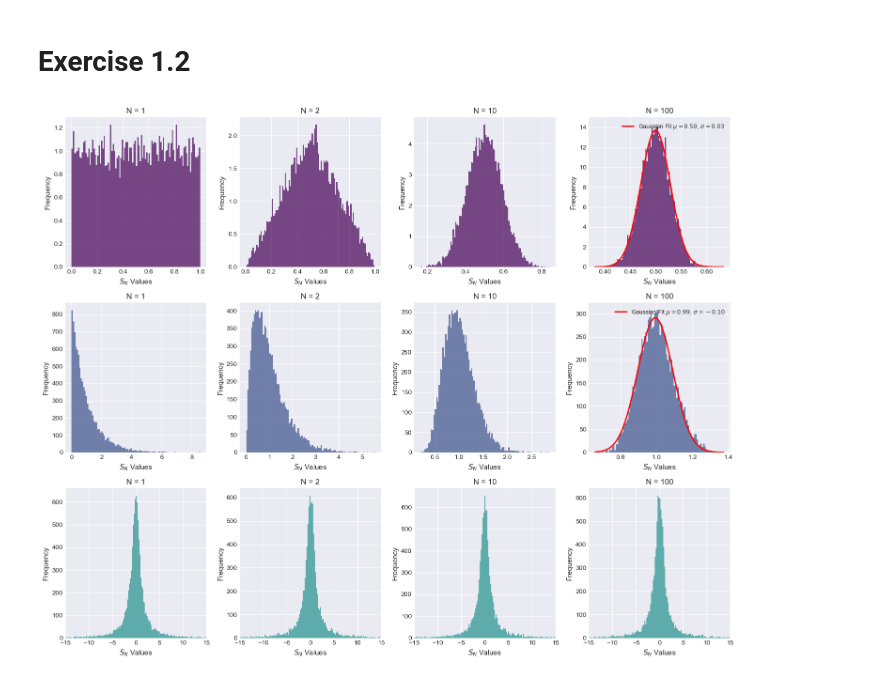
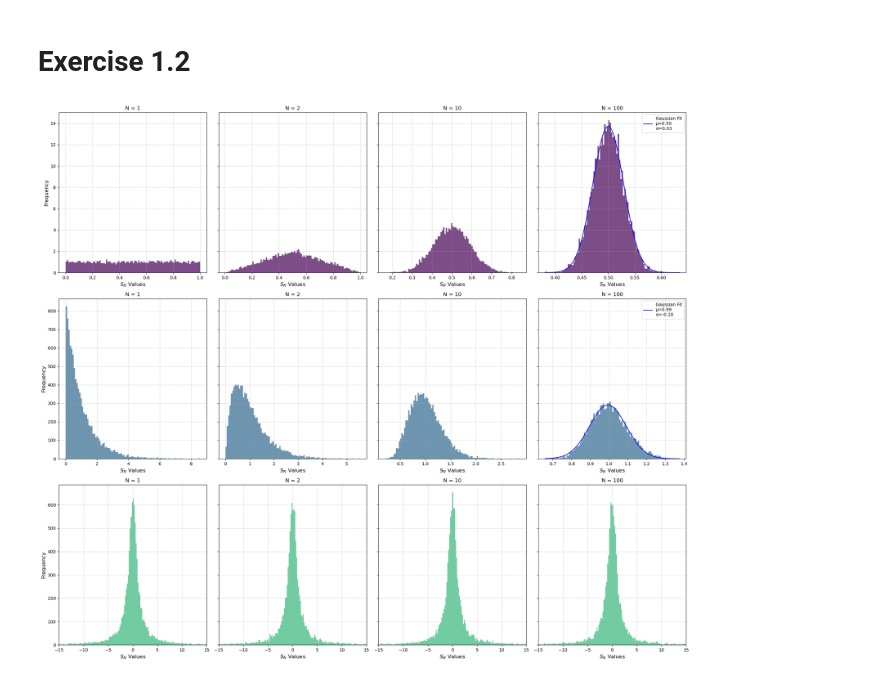
Before and after one commit to SMDP02/Numerical-Simulation---AA-2024-2025, a Jupyter notebook: Lect_1/DiPaolo_Lecture_1.ipynb, the cells around one changed output. Saved outputs shown, nothing was run; the diff lists cells and outputs as text; code cells hidden in the pictures.

```diff
--- a/Lect_1/DiPaolo_Lecture_1.ipynb
+++ b/Lect_1/DiPaolo_Lecture_1.ipynb
@@ -1,3 +1,18 @@
 # %% [markdown]
 ## Exercise 1.1
+# %%
+import matplotlib.pyplot as plt
+import numpy as np
+import matplotlib as mpl
+from scipy.stats import norm
+import matplotlib.colors as mcolors
+from scipy.optimize import curve_fit
+
+plt.style.use('default')
+mpl.rcParams['font.size'] = 10
+mpl.rcParams['axes.labelsize'] = 12
+mpl.rcParams['axes.titlesize'] = 12
+mpl.rcParams['legend.fontsize'] = 10
+mpl.rcParams['lines.linewidth'] = 2
+mpl.rcParams['lines.markersize'] = 6
 # %%
@@ -133,12 +135,6 @@ plt.show()
 # %% [markdown]
 # Exercise 1.2
 # %%
-import numpy as np
-import matplotlib.pyplot as plt
-import matplotlib.colors as mcolors
-from scipy.optimize import curve_fit
-
-# Define Gaussian function
 def gaussian(x, A, mu, sigma):
     return A * np.exp(-0.5 * ((x - mu) / sigma) ** 2)
 
@@ -149,60 +145,65 @@ filenames = {
     "100": "Exercise_1_2/output_N100.txt"
 }
 
-viridis_colors = plt.cm.viridis(np.linspace(0, 1, len(filenames) + 1))
-hex_colors = [mcolors.to_hex(c) for c in viridis_colors]
+# Generate 3 distinct colors (one per row) to avoid index confusion
+row_colors = plt.cm.viridis(np.linspace(0, 1, 4))
+row_hex = [mcolors.to_hex(c) for c in row_colors]
 
-fig, axs = plt.subplots(3, 4, figsize=(15, 12))
+fig, axs = plt.subplots(3, 4, figsize=(21, 18), sharey='row')
 
 for idx, (N_label, filename) in enumerate(filenames.items()):
     try:
         data = np.loadtxt(filename, skiprows=1)
 
-        # Plot first column
-        hist_data, bins, _ = axs[0, idx].hist(data[:, 0], bins=100, alpha=0.7, color=hex_colors[0], density=True)
+        # Plot first column (row 0)
+        hist_data, bins, _ = axs[0, idx].hist(data[:, 0], bins=100, alpha=0.7, color=row_hex[0], density=True)
         axs[0, idx].set_xlabel("$S_N$ Values")
-        axs[0, idx].set_ylabel("Frequency")
+        axs[0, 0].set_ylabel("Frequency")
         axs[0, idx].set_title(f"N = {N_label}")
-        axs[0, idx].grid(True)
+        axs[0, idx].grid(True, alpha=0.6, linestyle='--')
 
-        # Fit Gaussian for N=100
+        # Fit Gaussian for N=100 (first column)
         if N_label == "100":
-            bin_centers = (bins[:-1] + bins[1:]) / 2  # Get bin centers
-            popt, _ = curve_fit(gaussian, bin_centers, hist_data, p0=[1, np.mean(data[:, 0]), np.std(data[:, 0])])
-            x = np.linspace(min(data[:, 0]), max(data[:, 0]), 100)
-            axs[0, idx].plot(x, gaussian(x, *popt), color='red', lw=2, label=rf'Gaussian Fit $\mu={popt[1]:.2f}$, $\sigma={popt[2]:.2f}$')
+            bin_centers = (bins[:-1] + bins[1:]) / 2
+            popt, _ = curve_fit(gaussian, bin_centers, hist_data,
+                                p0=[1, np.mean(data[:, 0]), np.std(data[:, 0])])
+            x = np.linspace(min(data[:, 0]), max(data[:, 0]), 200)
+            # Use Unicode μ and σ to avoid backslash-escape warnings
+            axs[0, idx].plot(x, gaussian(x, *popt), color='b', lw=1.5,
+                             label=f'Gaussian Fit\nμ={popt[1]:.2f}\nσ={popt[2]:.2f}')
             axs[0, idx].legend()
 
-        # Plot second column
-        hist_data, bins, _ = axs[1, idx].hist(data[:, 1], bins=100, alpha=0.7, color=hex_colors[1])
+        # Plot second column (row 1)
+        hist_data, bins, _ = axs[1, idx].hist(data[:, 1], bins=100, alpha=0.7, color=row_hex[1])
         axs[1, idx].set_xlabel("$S_N$ Values")
-        axs[1, idx].set_ylabel("Frequency")
+        axs[1, 0].set_ylabel("Frequency")
         axs[1, idx].set_title(f"N = {N_label}")
-        axs[1, idx].grid(True)
+        axs[1, idx].grid(True, alpha=0.6, linestyle='--')
 
-        # Fit Gaussian for N=100
+        # Fit Gaussian for N=100 (second column)
         if N_label == "100":
             bin_centers = (bins[:-1] + bins[1:]) / 2
-            popt, _ = curve_fit(gaussian, bin_centers, hist_data, p0=[1, np.mean(data[:, 1]), np.std(data[:, 1])])
-            x = np.linspace(min(data[:, 1]), max(data[:, 1]), 100)
-            axs[1, idx].plot(x, gaussian(x, *popt), color='red', lw=2, label=rf'Gaussian Fit $\mu={popt[1]:.2f}$, $\sigma={popt[2]:.2f}$')
+            popt, _ = curve_fit(gaussian, bin_centers, hist_data,
+                                p0=[1, np.mean(data[:, 1]), np.std(data[:, 1])])
+            x = np.linspace(min(data[:, 1]), max(data[:, 1]), 200)
+            axs[1, idx].plot(x, gaussian(x, *popt), color='b', lw=1.5,
+                             label=f'Gaussian Fit\nμ={popt[1]:.2f}\nσ={popt[2]:.2f}')
             axs[1, idx].legend()
 
-        # Plot third column
+        # Plot third column (row 2)
         filtered_data = data[:, 2][(data[:, 2] >= -50) & (data[:, 2] <= 50)]
-        axs[2, idx].hist(filtered_data, bins=500, alpha=0.7, color=hex_colors[2])
+        axs[2, idx].hist(filtered_data, bins=500, alpha=0.7, color=row_hex[2])
         axs[2, idx].set_xlabel("$S_N$ Values")
-        axs[2, idx].set_ylabel("Frequency")
+        axs[2, 0].set_ylabel("Frequency")
         axs[2, idx].set_xlim(-15., 15.)
         axs[2, idx].set_title(f"N = {N_label}")
-        axs[2, idx].grid(True)
+        axs[2, idx].grid(True, alpha=0.6, linestyle='--')
 
     except Exception as e:
         print(f"Error processing {filename}: {e}")
 
-# Adjust layout
 plt.tight_layout()
 plt.show()
 # %% [output]
-[figure, old version]
+[figure, new version]
 # %%
```
Also changed, not shown: parts of 3 cells of this notebook, 1 other file.
